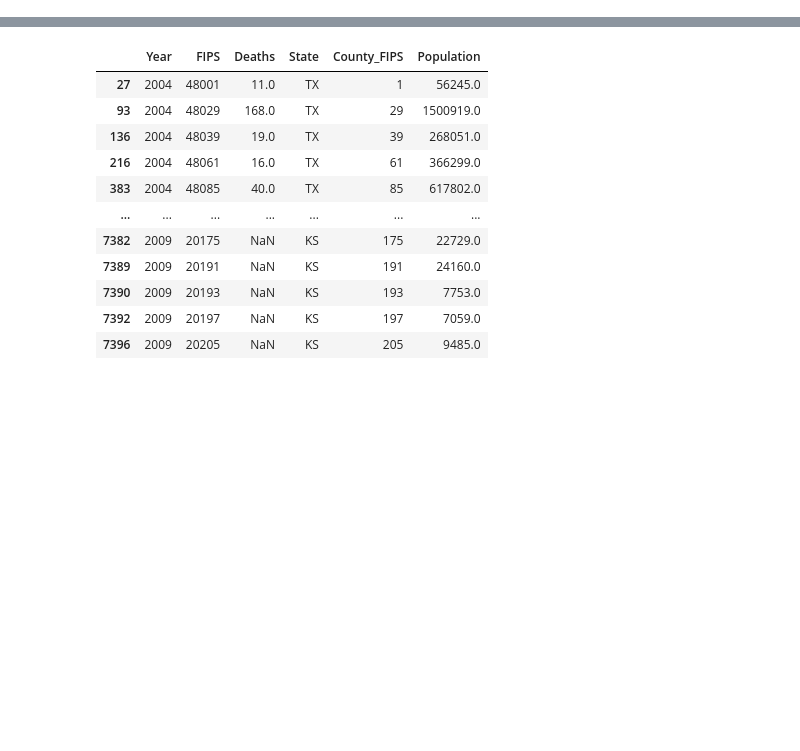
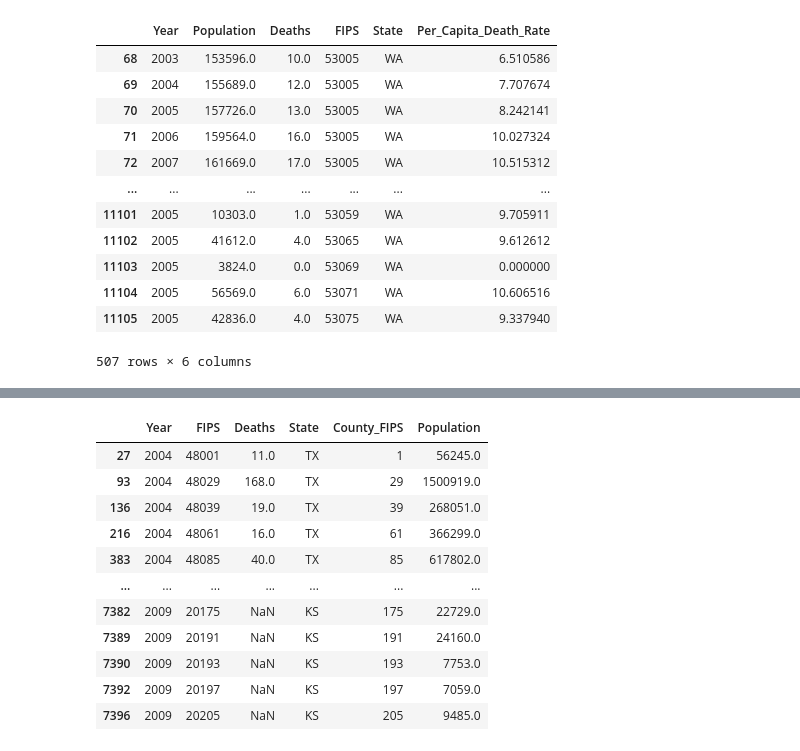
Before and after one commit to MIDS-at-Duke/opioid-2023-kml, a Jupyter notebook: 10_Code/Deaths_DataProcessing/graphing_code.ipynb, the cells around one changed output, grey strips where cells are left out. Cells and saved outputs as stored; diff of their text form; code cells hidden in the pictures; blank space fills up the shorter version.

```diff
--- a/10_Code/Deaths_DataProcessing/graphing_code.ipynb
+++ b/10_Code/Deaths_DataProcessing/graphing_code.ipynb
@@ -183,0 +154,22 @@ Sum of missing counts: 76
+# %%
+death_data = death_data.rename(
+    columns={"Per Capita Death Rate": "Per_Capita_Death_Rate"}
+)
+# %%
+washington = death_data[death_data["State"] == "WA"]
+# %%
+washington
+# %% [output]
+|  | Year | Population | Deaths | FIPS | State | Per_Capita_Death_Rate |
+| 68 | 2003 | 153596.0 | 10.0 | 53005 | WA | 6.510586 |
+| 69 | 2004 | 155689.0 | 12.0 | 53005 | WA | 7.707674 |
+| 70 | 2005 | 157726.0 | 13.0 | 53005 | WA | 8.242141 |
+| 71 | 2006 | 159564.0 | 16.0 | 53005 | WA | 10.027324 |
+| 72 | 2007 | 161669.0 | 17.0 | 53005 | WA | 10.515312 |
+| ... | ... | ... | ... | ... | ... | ... |
+| 11101 | 2005 | 10303.0 | 1.0 | 53059 | WA | 9.705911 |
+| 11102 | 2005 | 41612.0 | 4.0 | 53065 | WA | 9.612612 |
+| 11103 | 2005 | 3824.0 | 0.0 | 53069 | WA | 0.000000 |
+| 11104 | 2005 | 56569.0 | 6.0 | 53071 | WA | 10.606516 |
+| 11105 | 2005 | 42836.0 | 4.0 | 53075 | WA | 9.337940 |
+507 rows × 6 columns
```
Also changed, not shown: parts of 18 cells of this notebook, 6 other files.
